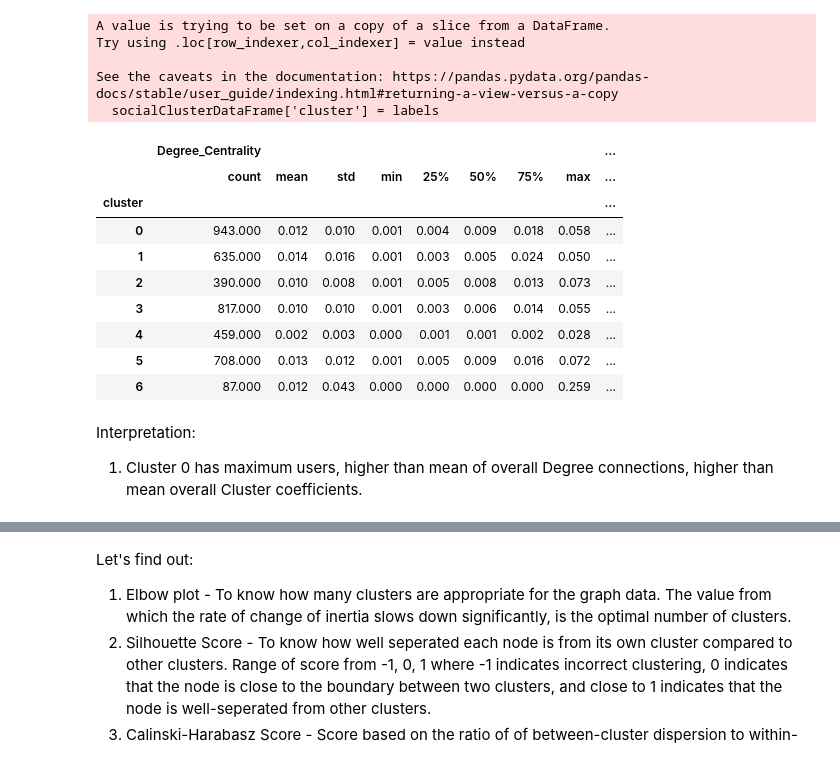
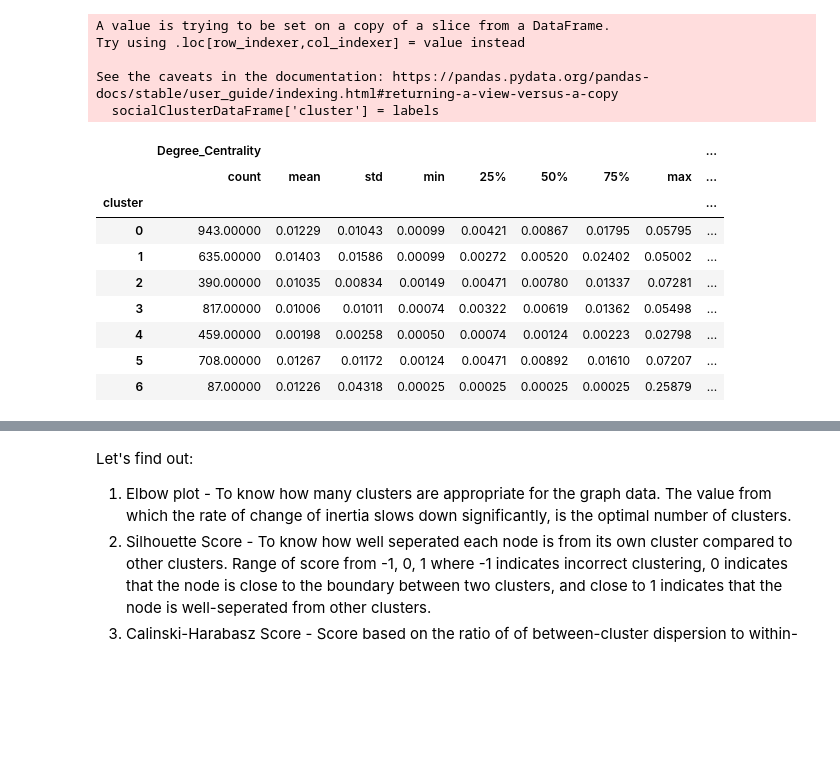
Before and after one commit to umeshrawat/MachineLearning, a Jupyter notebook: Unsupervised_Classification/SocialClusters/src/SocialClustersPyCaret.ipynb, the cells around one changed output, grey strips where cells are left out. Drawn from its saved outputs; the diff is of its cells as text; code cells hidden in the pictures; blank space fills up the shorter version.

```diff
--- a/Unsupervised_Classification/SocialClusters/src/SocialClustersPyCaret.ipynb
+++ b/Unsupervised_Classification/SocialClusters/src/SocialClustersPyCaret.ipynb
@@ -105,6 +105,6 @@ df_nodes = pd.DataFrame({
 # %%
 pd.set_option('display.max_rows', None)
 pd.set_option('display.max_columns', None)
-pd.set_option('display.float_format', lambda x: '%.15f' % x)
+pd.set_option('display.float_format', lambda x: '%.5f' % x)
 print(df_nodes.describe())
 # %% [output]
@@ -235,19 +235,16 @@ Try using .loc[row_indexer,col_indexer] = value instead
 See the caveats in the documentation: https://pandas.pydata.org/pandas-docs/stable/user_guide/indexing.html#returning-a-view-versus-a-copy
   socialClusterDataFrame['cluster'] = labels
 # %%
-pd.set_option('display.float_format', lambda x: '%.3f' % x)
+pd.set_option('display.float_format', lambda x: '%.5f' % x)
 socialClusterDataFrame.groupby('cluster').describe()
 # %% [output]
 |  | Degree_Centrality |  |  |  |  |  |  |  | ... |
 |  | count | mean | std | min | 25% | 50% | 75% | max | ... |
 | cluster |  |  |  |  |  |  |  |  | ... |
-| 0 | 943.000 | 0.012 | 0.010 | 0.001 | 0.004 | 0.009 | 0.018 | 0.058 | ... |
-| 1 | 635.000 | 0.014 | 0.016 | 0.001 | 0.003 | 0.005 | 0.024 | 0.050 | ... |
-| 2 | 390.000 | 0.010 | 0.008 | 0.001 | 0.005 | 0.008 | 0.013 | 0.073 | ... |
-| 3 | 817.000 | 0.010 | 0.010 | 0.001 | 0.003 | 0.006 | 0.014 | 0.055 | ... |
-| 4 | 459.000 | 0.002 | 0.003 | 0.000 | 0.001 | 0.001 | 0.002 | 0.028 | ... |
-| 5 | 708.000 | 0.013 | 0.012 | 0.001 | 0.005 | 0.009 | 0.016 | 0.072 | ... |
-| 6 | 87.000 | 0.012 | 0.043 | 0.000 | 0.000 | 0.000 | 0.000 | 0.259 | ... |
+| 0 | 943.00000 | 0.01229 | 0.01043 | 0.00099 | 0.00421 | 0.00867 | 0.01795 | 0.05795 | ... |
+| 1 | 635.00000 | 0.01403 | 0.01586 | 0.00099 | 0.00272 | 0.00520 | 0.02402 | 0.05002 | ... |
+| 2 | 390.00000 | 0.01035 | 0.00834 | 0.00149 | 0.00471 | 0.00780 | 0.01337 | 0.07281 | ... |
+| 3 | 817.00000 | 0.01006 | 0.01011 | 0.00074 | 0.00322 | 0.00619 | 0.01362 | 0.05498 | ... |
+| 4 | 459.00000 | 0.00198 | 0.00258 | 0.00050 | 0.00074 | 0.00124 | 0.00223 | 0.02798 | ... |
+| 5 | 708.00000 | 0.01267 | 0.01172 | 0.00124 | 0.00471 | 0.00892 | 0.01610 | 0.07207 | ... |
+| 6 | 87.00000 | 0.01226 | 0.04318 | 0.00025 | 0.00025 | 0.00025 | 0.00025 | 0.25879 | ... |
-# %% [markdown]
-Interpretation:
-1. Cluster 0 has maximum users, higher than mean of overall Degree connections, higher than mean overall Cluster coefficients.
```
Also changed, not shown: parts of 5 cells of this notebook.
